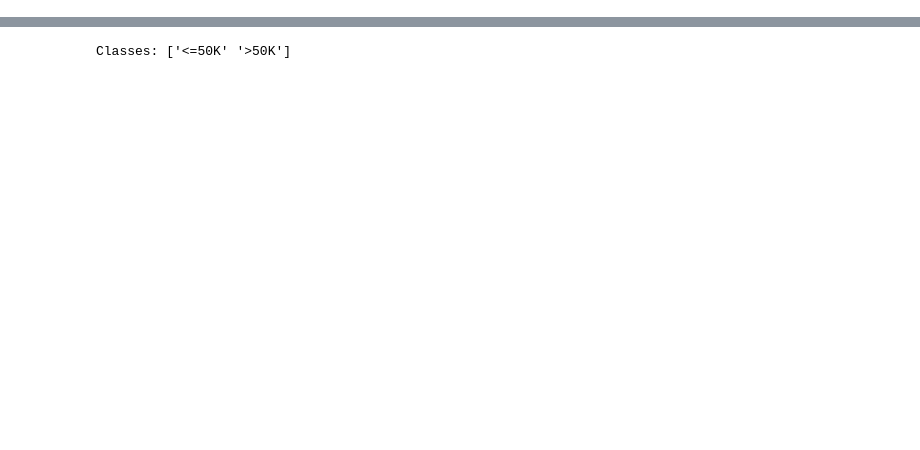
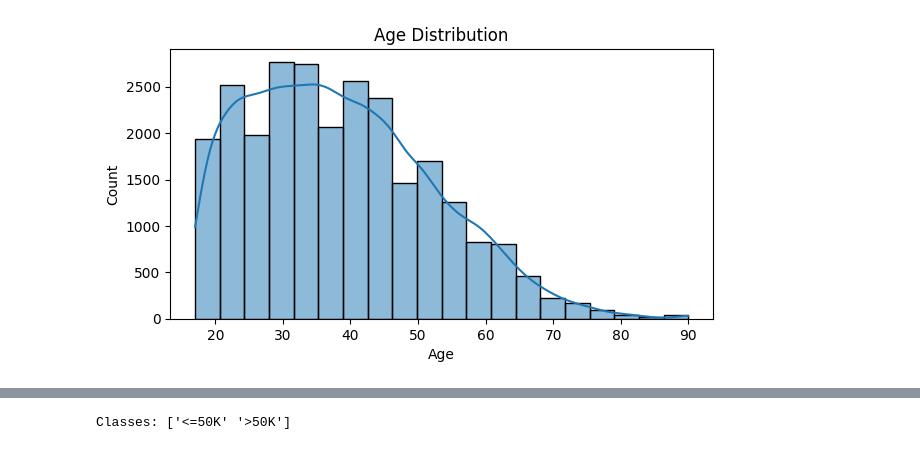
Before and after one commit to NishantSushmakar/responsible-data-science, a Jupyter notebook: notebook/classification.ipynb, the cells around one changed output, grey strips where cells are left out. Saved outputs shown, nothing was run; the diff lists cells and outputs as text; code cells hidden in the pictures; blank space fills up the shorter version.

Commit message:
Modified code to use only the train data file

```diff
--- a/notebook/classification.ipynb
+++ b/notebook/classification.ipynb
@@ -168,0 +79,12 @@ y_test = test_data['income']
+# %%
+# combine train_data and val_data
+train_data = X_train.copy()
+train_data['income'] = y_train
+val_data = X_val.copy()
+val_data['income'] = y_val
+test_data = X_test.copy()
+test_data['income'] = y_test
+# %%
+train_full_data = pd.concat([train_data, val_data], axis=0).reset_index(drop=True)
+print('Training data shape:', train_full_data.shape)
+print('Test data shape:', test_data.shape)
@@ -168,0 +94,7 @@ y_test = test_data['income']
+# %%
+# strip whitespaces
+string_columns = train_full_data.select_dtypes(include=['object']).columns
+
+for col in string_columns:
+    train_full_data[col] = train_full_data[col].str.strip()
+    test_data[col] = test_data[col].str.strip()
@@ -168,0 +168,10 @@ y_test = test_data['income']
+# %%
+# age distribution
+plt.figure(figsize=(7,3.5))
+sns.histplot(train_full_data['age'], bins=20, kde=True)
+plt.title('Age Distribution')
+plt.xlabel('Age')
+plt.ylabel('Count')
+plt.show()
+# %% [output]
+[figure, added]
```
Also changed, not shown: parts of 41 cells of this notebook.
